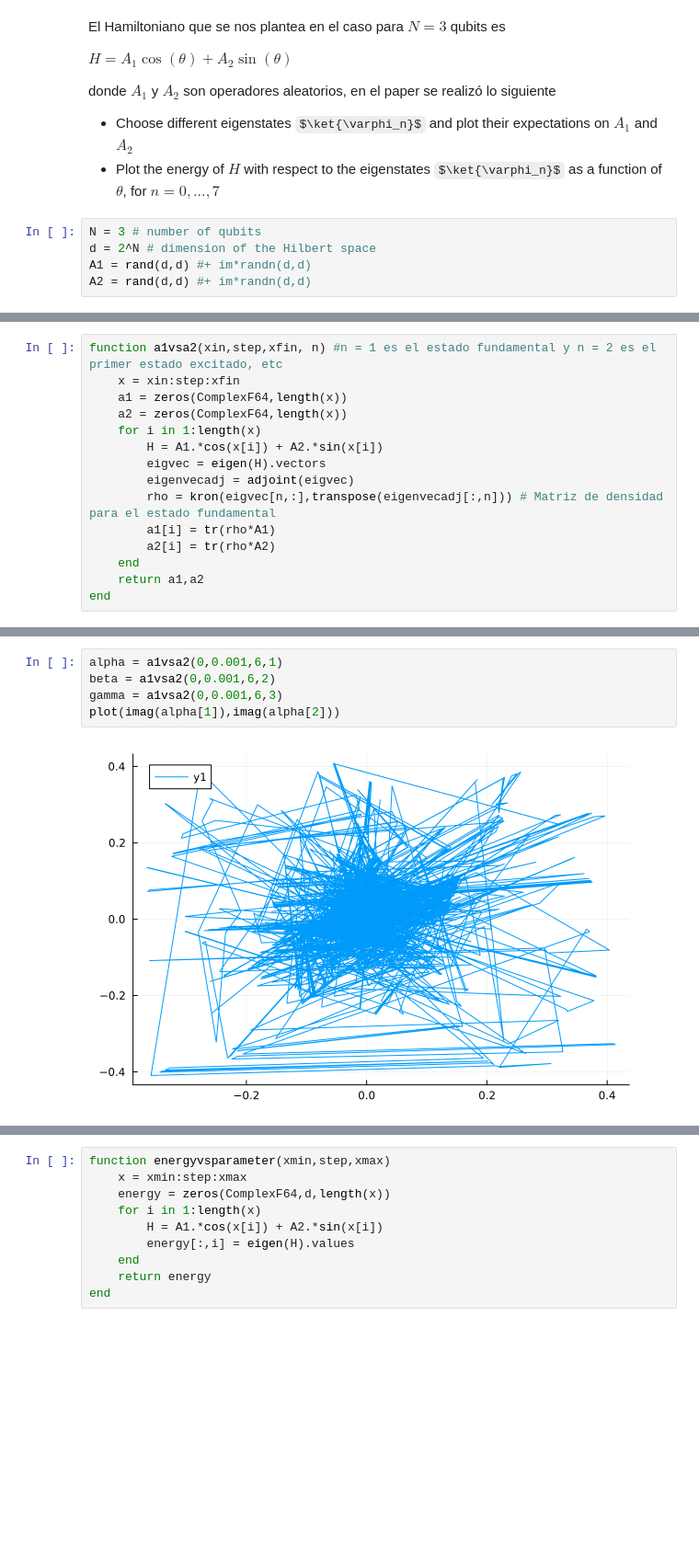
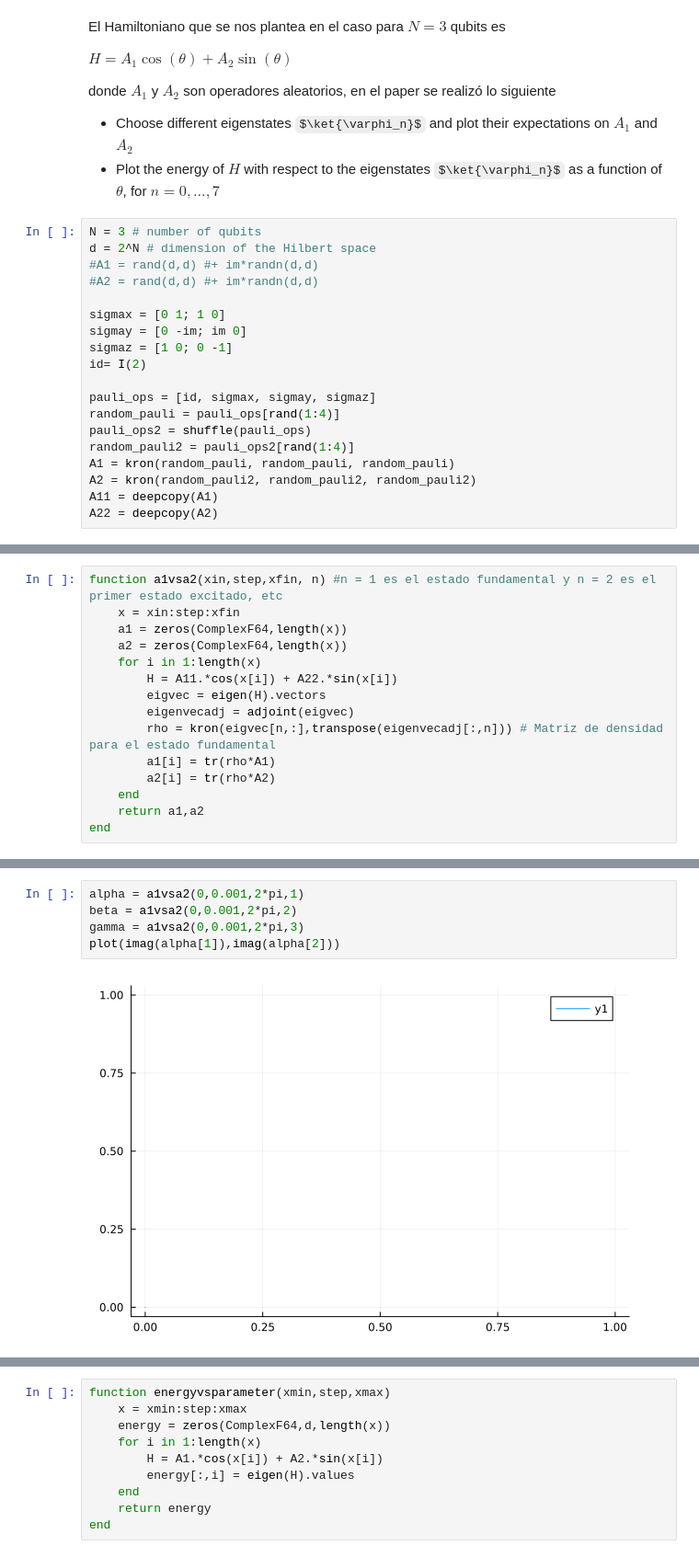
Before and after one commit to JorgeA22-cpu/ClaseComputo, a Jupyter notebook: Proyectos/PruebaArticulo.ipynb, the cells around one changed output, grey strips where cells are left out. Shown at 92% size. Saved outputs shown, nothing was run; the diff lists cells and outputs as text; some formulas as TeX source; blank space fills up the shorter version.

```diff
--- a/Proyectos/PruebaArticulo.ipynb
+++ b/Proyectos/PruebaArticulo.ipynb
@@ -13,6 +16,20 @@ donde $A_1$ y $A_2$ son operadores aleatorios, en el paper se realizó lo siguie
 # %%
 N = 3 # number of qubits
 d = 2^N # dimension of the Hilbert space
-A1 = rand(d,d) #+ im*randn(d,d)
-A2 = rand(d,d) #+ im*randn(d,d)
+#A1 = rand(d,d) #+ im*randn(d,d)
+#A2 = rand(d,d) #+ im*randn(d,d)
+
+sigmax = [0 1; 1 0]
+sigmay = [0 -im; im 0]
+sigmaz = [1 0; 0 -1]
+id= I(2)
+
+pauli_ops = [id, sigmax, sigmay, sigmaz]
+random_pauli = pauli_ops[rand(1:4)]
+pauli_ops2 = shuffle(pauli_ops)
+random_pauli2 = pauli_ops2[rand(1:4)]
+A1 = kron(random_pauli, random_pauli, random_pauli)
+A2 = kron(random_pauli2, random_pauli2, random_pauli2)
+A11 = deepcopy(A1)
+A22 = deepcopy(A2)
 # %% [output]
@@ -75,7 +68,7 @@ function a1vsa2(xin,step,xfin, n) #n = 1 es el estado fundamental y n = 2 es el
     a1 = zeros(ComplexF64,length(x))
     a2 = zeros(ComplexF64,length(x))
     for i in 1:length(x)
-        H = A1.*cos(x[i]) + A2.*sin(x[i])
+        H = A11.*cos(x[i]) + A22.*sin(x[i])
         eigvec = eigen(H).vectors
         eigenvecadj = adjoint(eigvec)
         rho = kron(eigvec[n,:],transpose(eigenvecadj[:,n])) # Matriz de densidad para el estado fundamental
@@ -89,10 +109,10 @@ a1vsa2 (generic function with 2 methods)
 # %%
-alpha = a1vsa2(0,0.001,6,1)
-beta = a1vsa2(0,0.001,6,2)
-gamma = a1vsa2(0,0.001,6,3)
+alpha = a1vsa2(0,0.001,2*pi,1)
+beta = a1vsa2(0,0.001,2*pi,2)
+gamma = a1vsa2(0,0.001,2*pi,3)
 plot(imag(alpha[1]),imag(alpha[2]))
 # %% [output]
-[figure, old version]
+[figure, new version]
 # %%
 plot(real(alpha[1]),real(alpha[2]),xlabel = "A1", ylabel = "A2", label = "Ground state", title = "A1 vs A2")
 plot!(real(beta[1]),real(beta[2]),xlabel = "A1", ylabel = "A2", label = "First excited state", title = "A1 vs A2")
```
Also changed, not shown: parts of 14 cells of this notebook.
